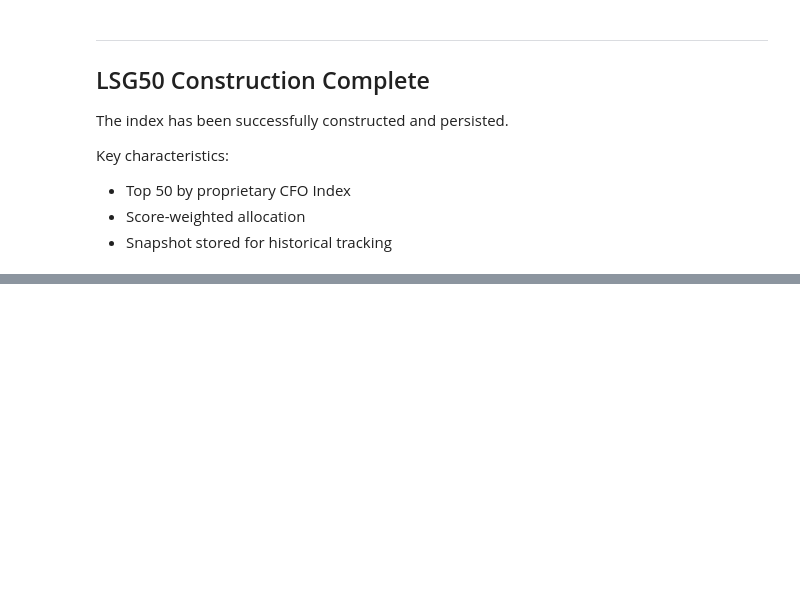
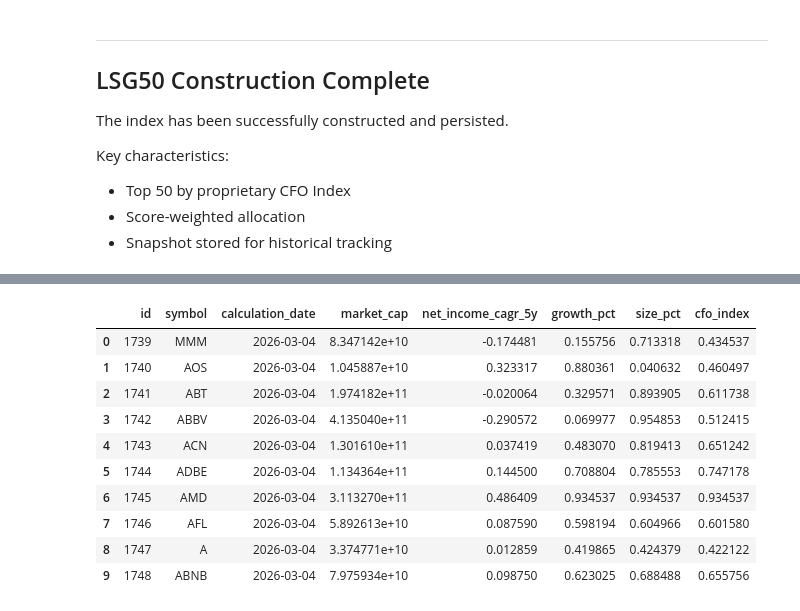
Before and after one commit to LautaroDA2205/Final-Project, a Jupyter notebook: CFHI_Project/notebooks/03_pipeline_build.ipynb, the cells around one changed output, grey strips where cells are left out. Drawn from its saved outputs; the diff is of its cells as text; code cells hidden in the pictures; blank space fills up the shorter version.

```diff
--- a/CFHI_Project/notebooks/03_pipeline_build.ipynb
+++ b/CFHI_Project/notebooks/03_pipeline_build.ipynb
@@ -264,0 +282,20 @@ Key characteristics:
+# %%
+#Últimos fundamentals guardados
+pd.read_sql("""
+SELECT *
+FROM fundamentals_snapshot
+ORDER BY calculation_date DESC
+LIMIT 10
+""", engine)
+# %% [output]
+|  | id | symbol | calculation_date | market_cap | net_income_cagr_5y | growth_pct | size_pct | cfo_index |
+| 0 | 1739 | MMM | 2026-03-04 | 8.347142e+10 | -0.174481 | 0.155756 | 0.713318 | 0.434537 |
+| 1 | 1740 | AOS | 2026-03-04 | 1.045887e+10 | 0.323317 | 0.880361 | 0.040632 | 0.460497 |
+| 2 | 1741 | ABT | 2026-03-04 | 1.974182e+11 | -0.020064 | 0.329571 | 0.893905 | 0.611738 |
+| 3 | 1742 | ABBV | 2026-03-04 | 4.135040e+11 | -0.290572 | 0.069977 | 0.954853 | 0.512415 |
+| 4 | 1743 | ACN | 2026-03-04 | 1.301610e+11 | 0.037419 | 0.483070 | 0.819413 | 0.651242 |
+| 5 | 1744 | ADBE | 2026-03-04 | 1.134364e+11 | 0.144500 | 0.708804 | 0.785553 | 0.747178 |
+| 6 | 1745 | AMD | 2026-03-04 | 3.113270e+11 | 0.486409 | 0.934537 | 0.934537 | 0.934537 |
+| 7 | 1746 | AFL | 2026-03-04 | 5.892613e+10 | 0.087590 | 0.598194 | 0.604966 | 0.601580 |
+| 8 | 1747 | A | 2026-03-04 | 3.374771e+10 | 0.012859 | 0.419865 | 0.424379 | 0.422122 |
+| 9 | 1748 | ABNB | 2026-03-04 | 7.975934e+10 | 0.098750 | 0.623025 | 0.688488 | 0.655756 |
```
Also changed, not shown: parts of 32 cells of this notebook, 3 other files.
